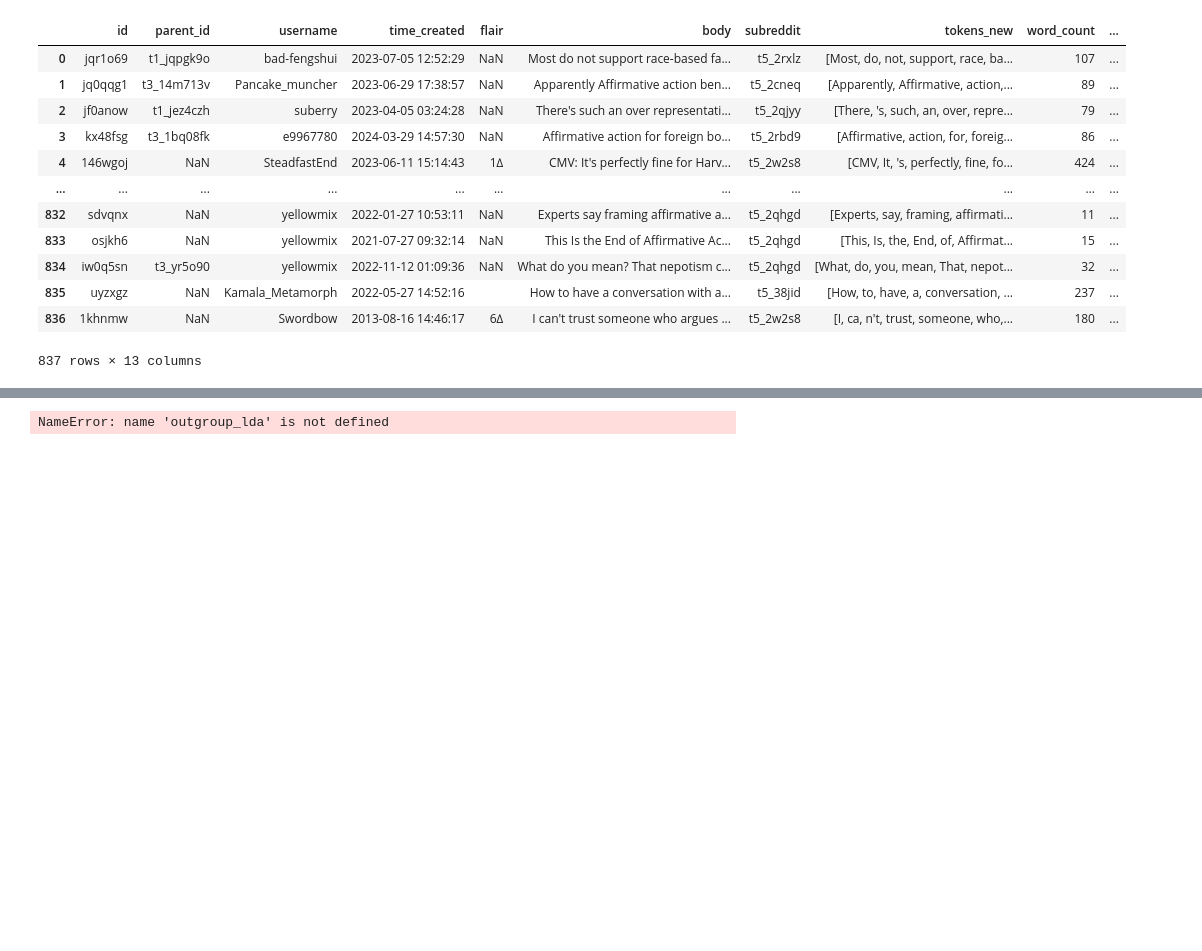
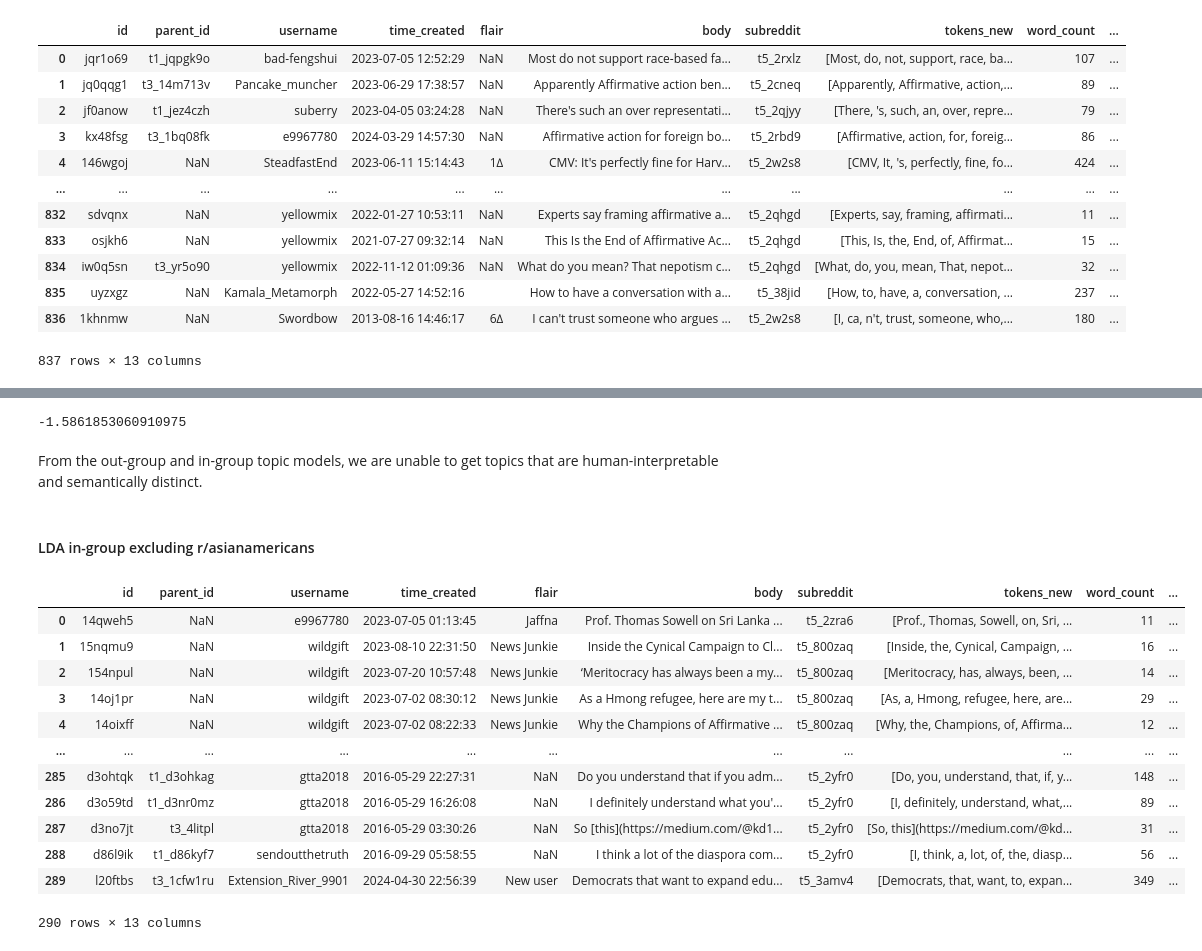
Before and after one commit to ddlee19/macs30200, a Jupyter notebook: analysis/topic_model.ipynb, the cells around one changed output, grey strips where cells are left out. Cells and saved outputs as stored; diff of their text form; code cells hidden in the pictures; blank space fills up the shorter version.

```diff
--- a/analysis/topic_model.ipynb
+++ b/analysis/topic_model.ipynb
@@ -671,3 +883,35 @@ outgroup_df
+# %%
+#ingroup_lda, ig_bow_corpus, ig_dict_
+cm = CoherenceModel(ingroup_lda, corpus=ig_bow_corpus, texts=ingroup_texts, coherence='u_mass')
+cohere_score = cm.get_coherence()
+print(cohere_score)
+# %% [output]
+-1.5861853060910975
+# %% [markdown]
+From the out-group and in-group topic models, we are unable to get topics that are human-interpretable and semantically distinct.
+# %% [markdown]
+#### LDA in-group excluding r/asianamericans
+# %%
+ingroup_not_aa_df = full_df.loc[(full_df['sr_is_asian'] == True) & (full_df['subreddit_name']!='asianamerican')]
+ingroup_not_aa_df = ingroup_not_aa_df.reset_index(drop=True)
+# %%
+ingroup_not_aa_df.drop(columns=['index','Unnamed: 0'], inplace=True)
+# %%
+ingroup_not_aa_df
+# %% [output]
+|  | id | parent_id | username | time_created | flair | body | subreddit | tokens_new | word_count | ... |
+| 0 | 14qweh5 | NaN | e9967780 | 2023-07-05 01:13:45 | Jaffna | Prof. Thomas Sowell on Sri Lanka ... | t5_2zra6 | [Prof., Thomas, Sowell, on, Sri, ... | 11 | ... |
+| 1 | 15nqmu9 | NaN | wildgift | 2023-08-10 22:31:50 | News Junkie | Inside the Cynical Campaign to Cl... | t5_800zaq | [Inside, the, Cynical, Campaign, ... | 16 | ... |
+| 2 | 154npul | NaN | wildgift | 2023-07-20 10:57:48 | News Junkie | ‘Meritocracy has always been a my... | t5_800zaq | [Meritocracy, has, always, been, ... | 14 | ... |
+| 3 | 14oj1pr | NaN | wildgift | 2023-07-02 08:30:12 | News Junkie | As a Hmong refugee, here are my t... | t5_800zaq | [As, a, Hmong, refugee, here, are... | 29 | ... |
+| 4 | 14oixff | NaN | wildgift | 2023-07-02 08:22:33 | News Junkie | Why the Champions of Affirmative ... | t5_800zaq | [Why, the, Champions, of, Affirma... | 12 | ... |
+| ... | ... | ... | ... | ... | ... | ... | ... | ... | ... | ... |
+| 285 | d3ohtqk | t1_d3ohkag | gtta2018 | 2016-05-29 22:27:31 | NaN | Do you understand that if you adm... | t5_2yfr0 | [Do, you, understand, that, if, y... | 148 | ... |
+| 286 | d3o59td | t1_d3nr0mz | gtta2018 | 2016-05-29 16:26:08 | NaN | I definitely understand what you'... | t5_2yfr0 | [I, definitely, understand, what,... | 89 | ... |
+| 287 | d3no7jt | t3_4litpl | gtta2018 | 2016-05-29 03:30:26 | NaN | So [this](https://medium.com/@kd1... | t5_2yfr0 | [So, this](https://medium.com/@kd... | 31 | ... |
+| 288 | d86l9ik | t1_d86kyf7 | sendoutthetruth | 2016-09-29 05:58:55 | NaN | I think a lot of the diaspora com... | t5_2yfr0 | [I, think, a, lot, of, the, diasp... | 56 | ... |
+| 289 | l20ftbs | t3_1cfw1ru | Extension_River_9901 | 2024-04-30 22:56:39 | New user | Democrats that want to expand edu... | t5_3amv4 | [Democrats, that, want, to, expan... | 349 | ... |
+290 rows × 13 columns
 # %%
 texts = []
 
@@ -702,4 +921,0 @@ outgroup_lda = run_lda(texts, num_topics=5)
-# %%
-outgroup_lda.show_topic(0, topn=20)
-# %% [output]
-NameError: name 'outgroup_lda' is not defined
```
Also changed, not shown: parts of 43 cells of this notebook, 2 other files.
